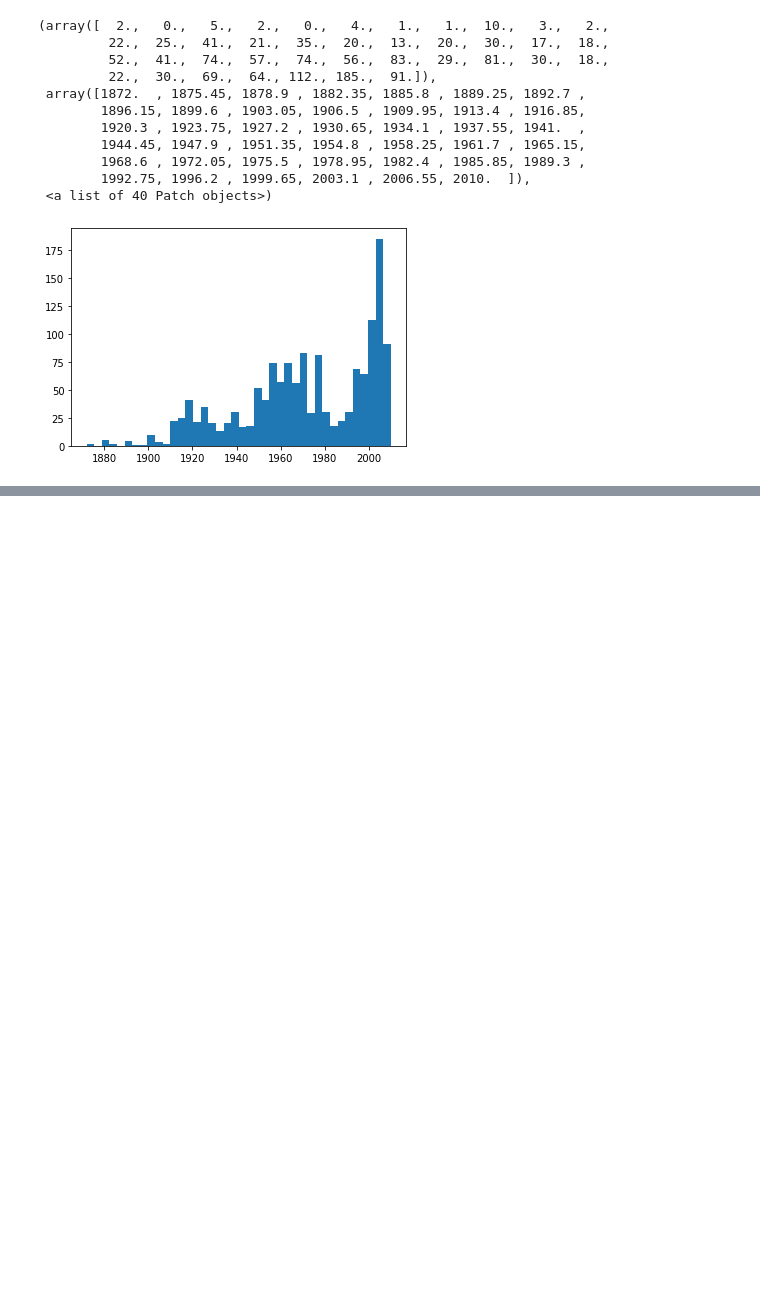
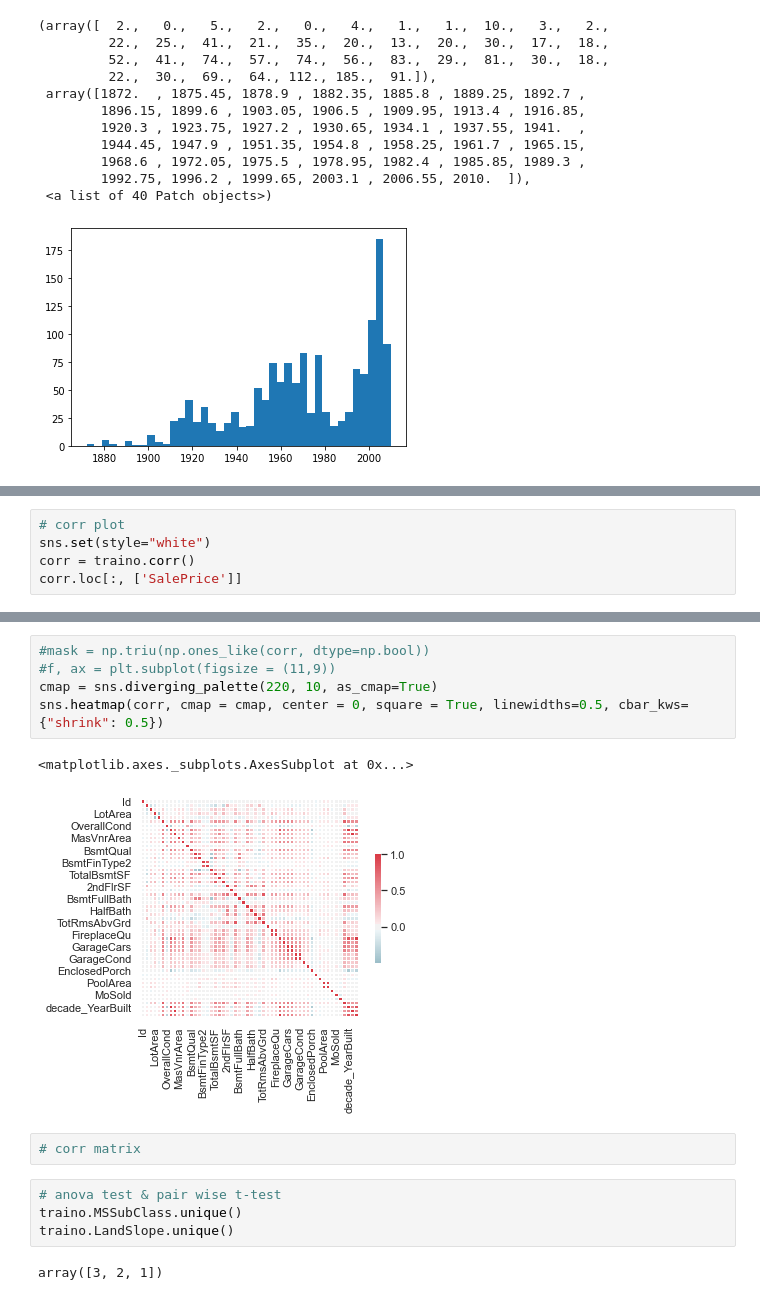
Before and after one commit to zackzbar/ml_houseprice_iowa, a Jupyter notebook: lu/scripts/ML_houseprice.ipynb, the cells around one changed output, grey strips where cells are left out. Saved outputs shown, nothing was run; the diff lists cells and outputs as text; blank space fills up the shorter version.

```diff
--- a/lu/scripts/ML_houseprice.ipynb
+++ b/lu/scripts/ML_houseprice.ipynb
@@ -127,0 +131,5 @@ TypeError: '(0       False
+# %%
+# corr plot
+sns.set(style="white")
+corr = traino.corr()
+corr.loc[:, ['SalePrice']]
@@ -127,0 +154,16 @@ TypeError: '(0       False
+# %%
+#mask = np.triu(np.ones_like(corr, dtype=np.bool))
+#f, ax = plt.subplot(figsize = (11,9))
+cmap = sns.diverging_palette(220, 10, as_cmap=True)
+sns.heatmap(corr, cmap = cmap, center = 0, square = True, linewidths=0.5, cbar_kws={"shrink": 0.5})
+# %% [output]
+<matplotlib.axes._subplots.AxesSubplot at 0x...>
+[figure, added]
+# %%
+# corr matrix
+# %%
+# anova test & pair wise t-test
+traino.MSSubClass.unique()
+traino.LandSlope.unique()
+# %% [output]
+array([3, 2, 1])
```
Also changed, not shown: parts of 26 cells of this notebook, 3 other files.
